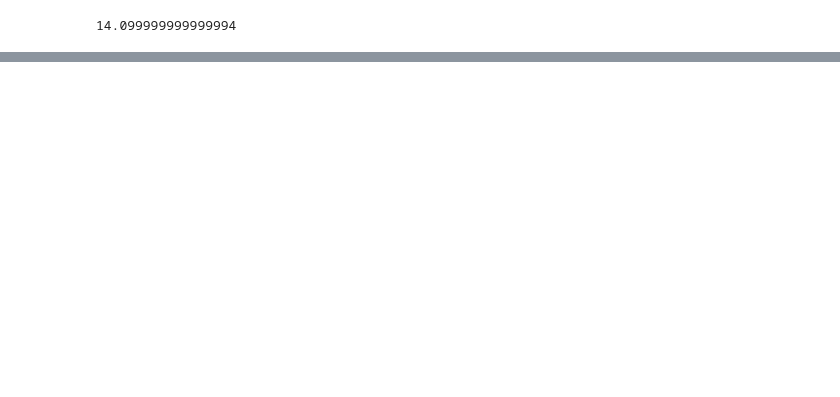
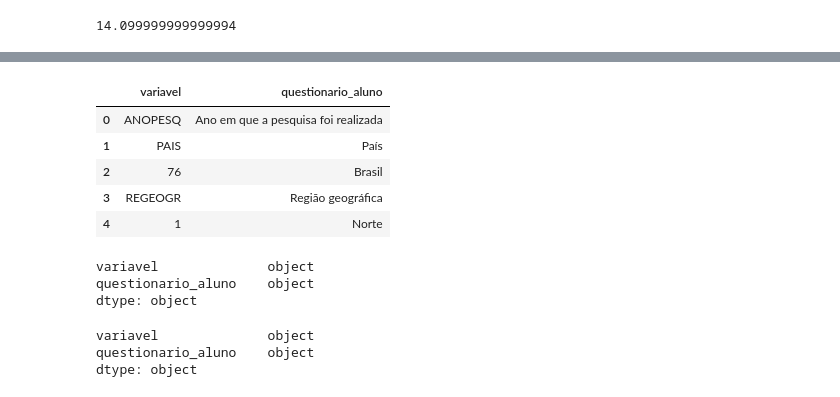
Before and after one commit to MarcosRMG/Bootcamp-Alura-Data-Science, a Jupyter notebook: Analise_descritiva_e_testes_estatisticos.ipynb, the cells around one changed output, grey strips where cells are left out. Cells and saved outputs as stored; diff of their text form; code cells hidden in the pictures; blank space fills up the shorter version.

```diff
--- a/Analise_descritiva_e_testes_estatisticos.ipynb
+++ b/Analise_descritiva_e_testes_estatisticos.ipynb
@@ -867,0 +1061,18 @@ O intervalo inter-quartil da altura é de 14.09 centímetros, os números que s
+# %%
+questionario_aluno_df.columns = ['variavel', 'questionario_aluno']
+# %%
+questionario_aluno_df.head()
+# %% [output]
+|  | variavel | questionario_aluno |
+| 0 | ANOPESQ | Ano em que a pesquisa foi realizada |
+| 1 | PAIS | País |
+| 2 | 76 | Brasil |
+| 3 | REGEOGR | Região geográfica |
+| 4 | 1 | Norte |
+# %%
+#Verificacao dos tipos dos dados
+questionario_aluno_df.dtypes
+# %% [output]
+variavel              object
+questionario_aluno    object
+dtype: object
@@ -867,0 +1082,6 @@ O intervalo inter-quartil da altura é de 14.09 centímetros, os números que s
+# %%
+questionario_aluno_df.dtypes
+# %% [output]
+variavel              object
+questionario_aluno    object
+dtype: object
```
Also changed, not shown: parts of 70 cells of this notebook.
